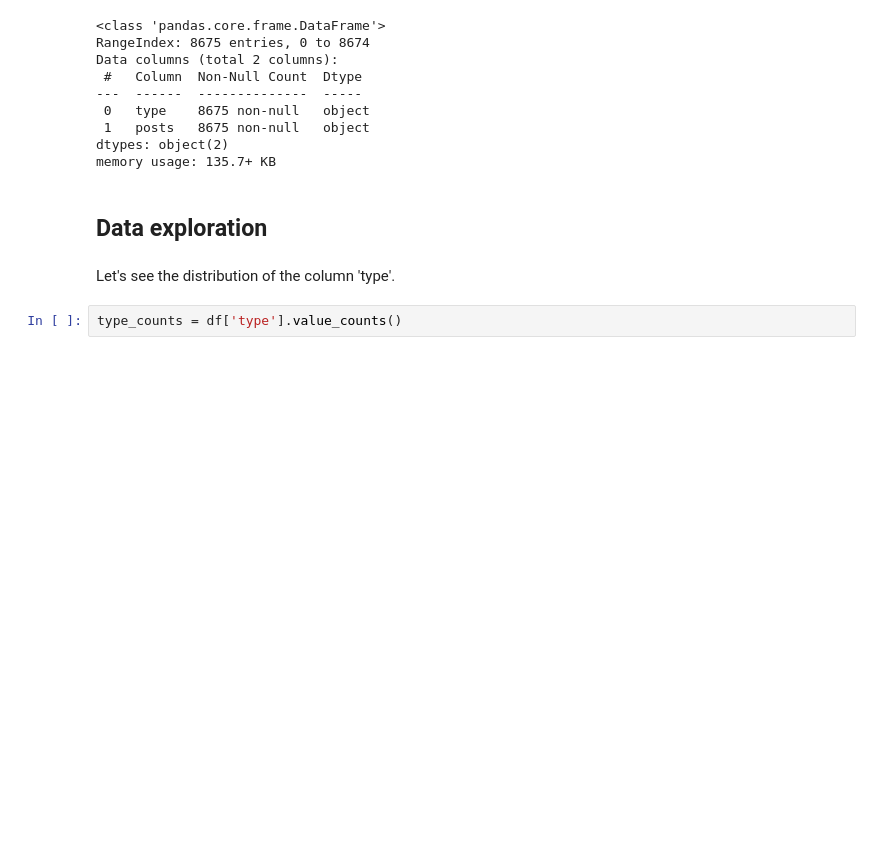
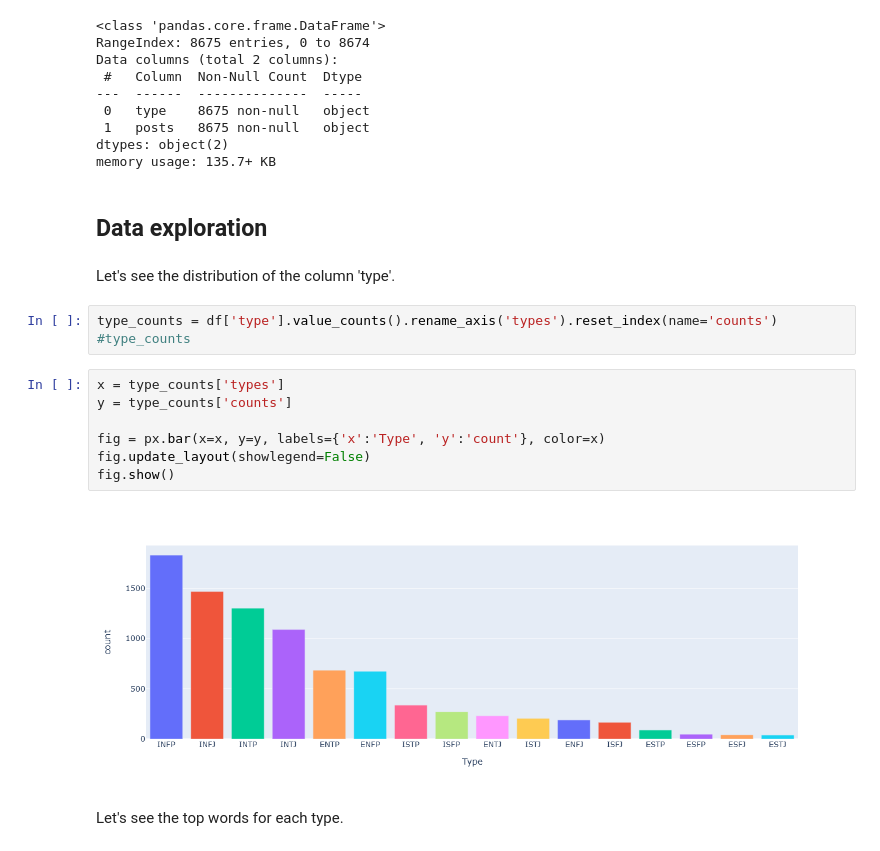
Before and after one commit to anthonyuzan/mbti-prediction, a Jupyter notebook: Data analysis.ipynb, the cells around one changed output. Drawn from its saved outputs; the diff is of its cells as text; blank space fills up the shorter version.

```diff
--- a/Data analysis.ipynb
+++ b/Data analysis.ipynb
@@ -88,4 +71,16 @@ memory usage: 135.7+ KB
 # %% [markdown]
 Let's see the distribution of the column 'type'.
 # %%
-type_counts = df['type'].value_counts()
+type_counts = df['type'].value_counts().rename_axis('types').reset_index(name='counts')
+#type_counts
+# %%
+x = type_counts['types']
+y = type_counts['counts']
+
+fig = px.bar(x=x, y=y, labels={'x':'Type', 'y':'count'}, color=x)
+fig.update_layout(showlegend=False)
+fig.show()
+# %% [output]
+[figure, added]
+# %% [markdown]
+Let's see the top words for each type.
```
Also changed, not shown: parts of 2 cells of this notebook.
